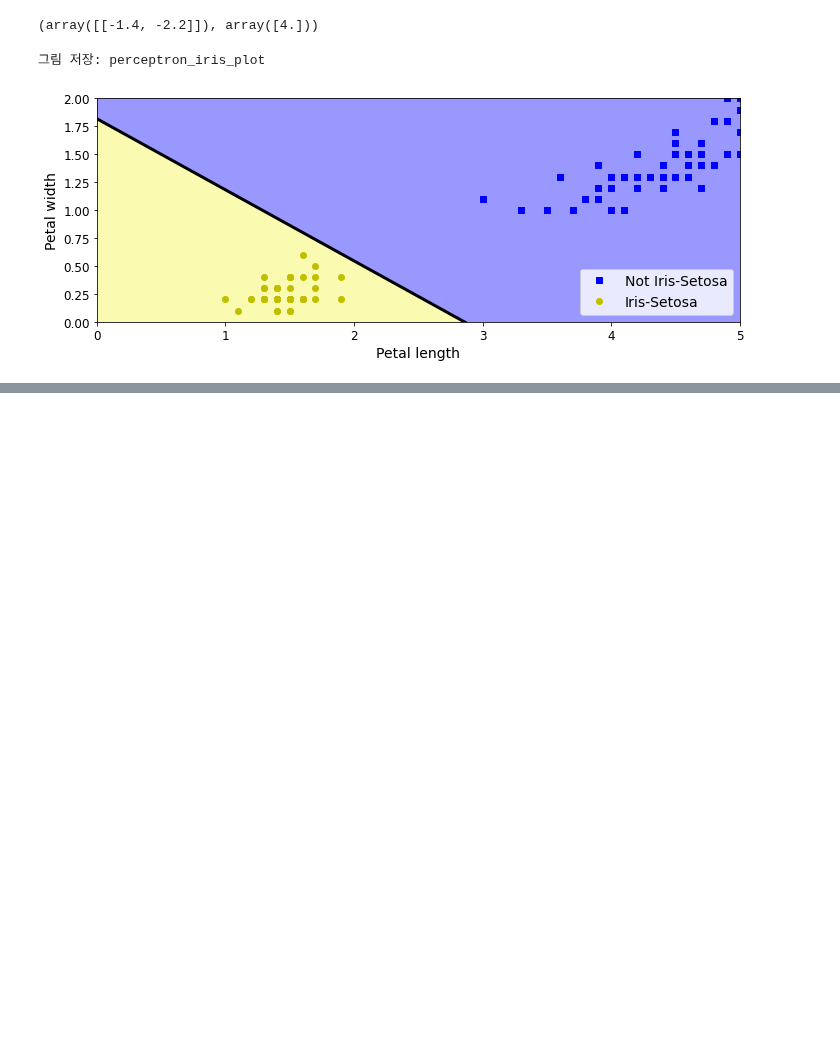
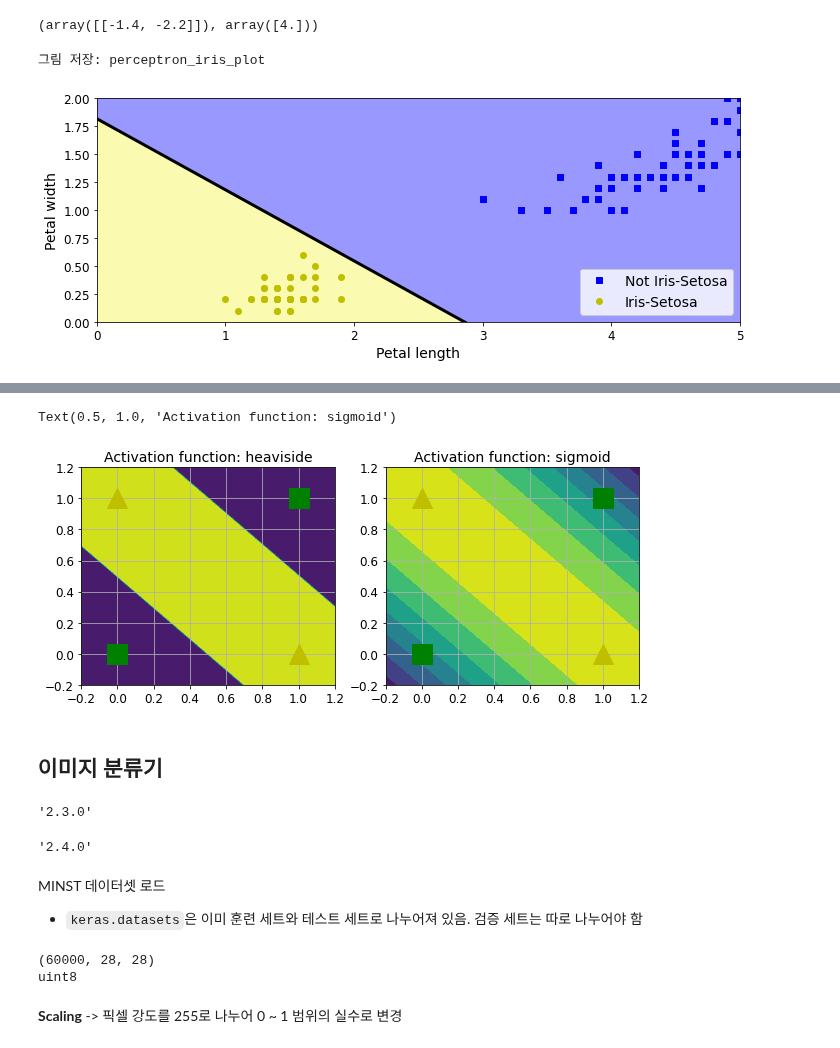
Before and after one commit to YuchanJung/TIL, a Jupyter notebook: ml/handson-ml2/neural_nets_with_keras.ipynb, the cells around one changed output, grey strips where cells are left out. Saved outputs shown, nothing was run; the diff lists cells and outputs as text; code cells hidden in the pictures; blank space fills up the shorter version.

```diff
--- a/ml/handson-ml2/neural_nets_with_keras.ipynb
+++ b/ml/handson-ml2/neural_nets_with_keras.ipynb
@@ -90,0 +137,33 @@ plt.show()
+# %%
+def heaviside(z):
+    return (z >= 0).astype(z.dtype)
+
+def mpl_xor(x1, x2, activation=heaviside):
+    return activation(-activation(x1 + x2 - 1.5) + activation(x1 + x2 - 0.5) - 0.5)
+# %%
+_x1 = np.linspace(-0.2, 1.2, 100)
+_x2 = np.linspace(-0.2, 1.2, 100)
+
+x1, x2 = np.meshgrid(_x1, _x2)
+z1 = mpl_xor(x1, x2, activation=heaviside)
+z2 = mpl_xor(x1, x2, activation=sigmoid)
+
+plt.figure(figsize=(10, 4))
+plt.subplot(121)
+plt.contourf(x1, x2, z1)
+plt.plot([0, 1], [0, 1], "gs", markersize=20)
+plt.plot([0, 1], [1, 0], "y^", markersize=20)
+plt.grid(True)
+plt.title("Activation function: heaviside", fontsize=14)
+
+plt.subplot(122)
+plt.contourf(x1, x2, z2)
+plt.plot([0, 1], [0, 1], "gs", markersize=20)
+plt.plot([0, 1], [1, 0], "y^", markersize=20)
+plt.grid(True)
+plt.title("Activation function: sigmoid", fontsize=14)
+# %% [output]
+Text(0.5, 1.0, 'Activation function: sigmoid')
+[figure, added]
+# %% [markdown]
+## 이미지 분류기
@@ -90,0 +173,11 @@ plt.show()
+# %%
+tf.__version__
+# %% [output]
+'2.3.0'
+# %%
+keras.__version__
+# %% [output]
+'2.4.0'
+# %% [markdown]
+MINST 데이터셋 로드
+- `keras.datasets`은 이미 훈련 세트와 테스트 세트로 나누어져 있음. 검증 세트는 따로 나누어야 함
@@ -90,0 +187,8 @@ plt.show()
+# %%
+print(X_train_full.shape)
+print(X_train_full.dtype)
+# %% [output]
+(60000, 28, 28)
+uint8
+# %% [markdown]
+**Scaling** -> 픽셀 강도를 255로 나누어 0 ~ 1 범위의 실수로 변경
```
Also changed, not shown: parts of 19 cells of this notebook, 1 other file.
